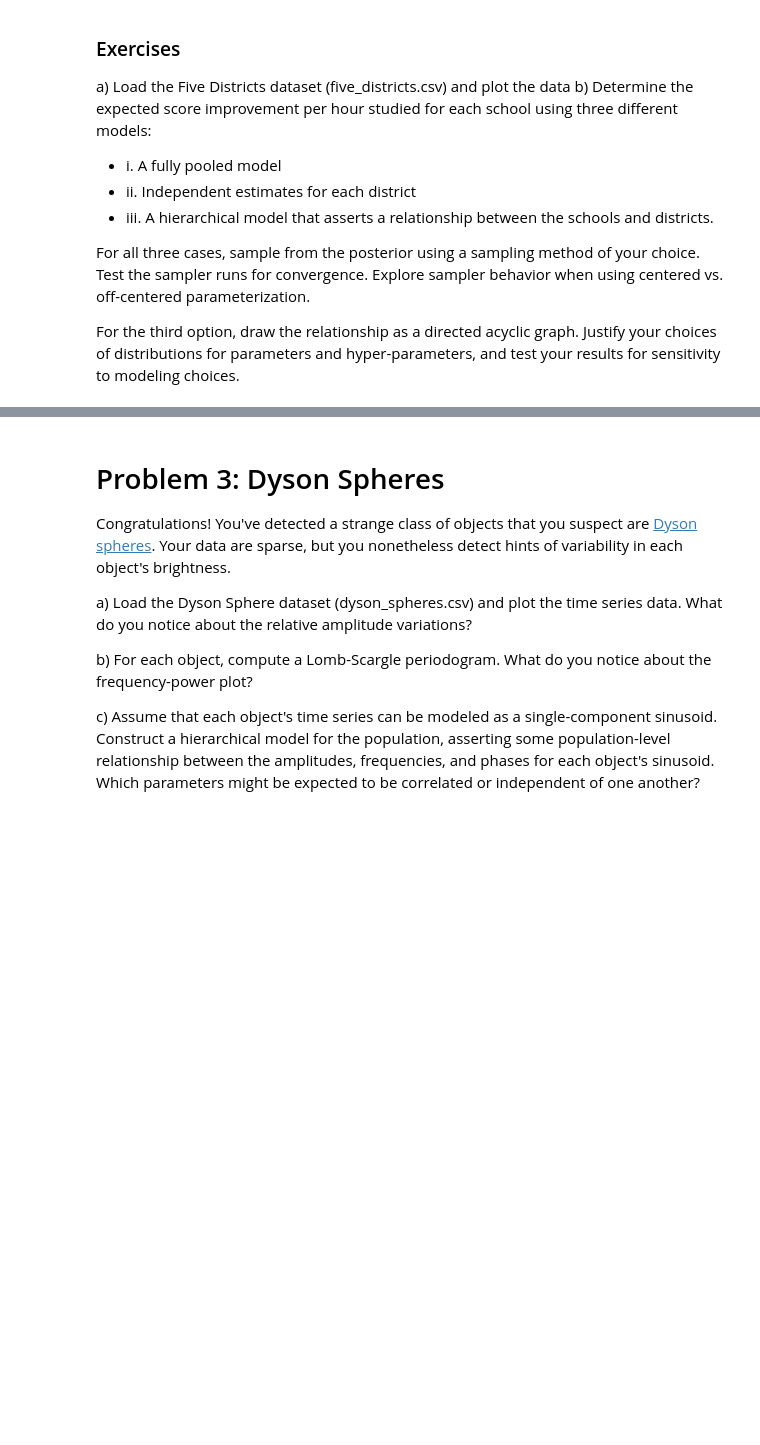
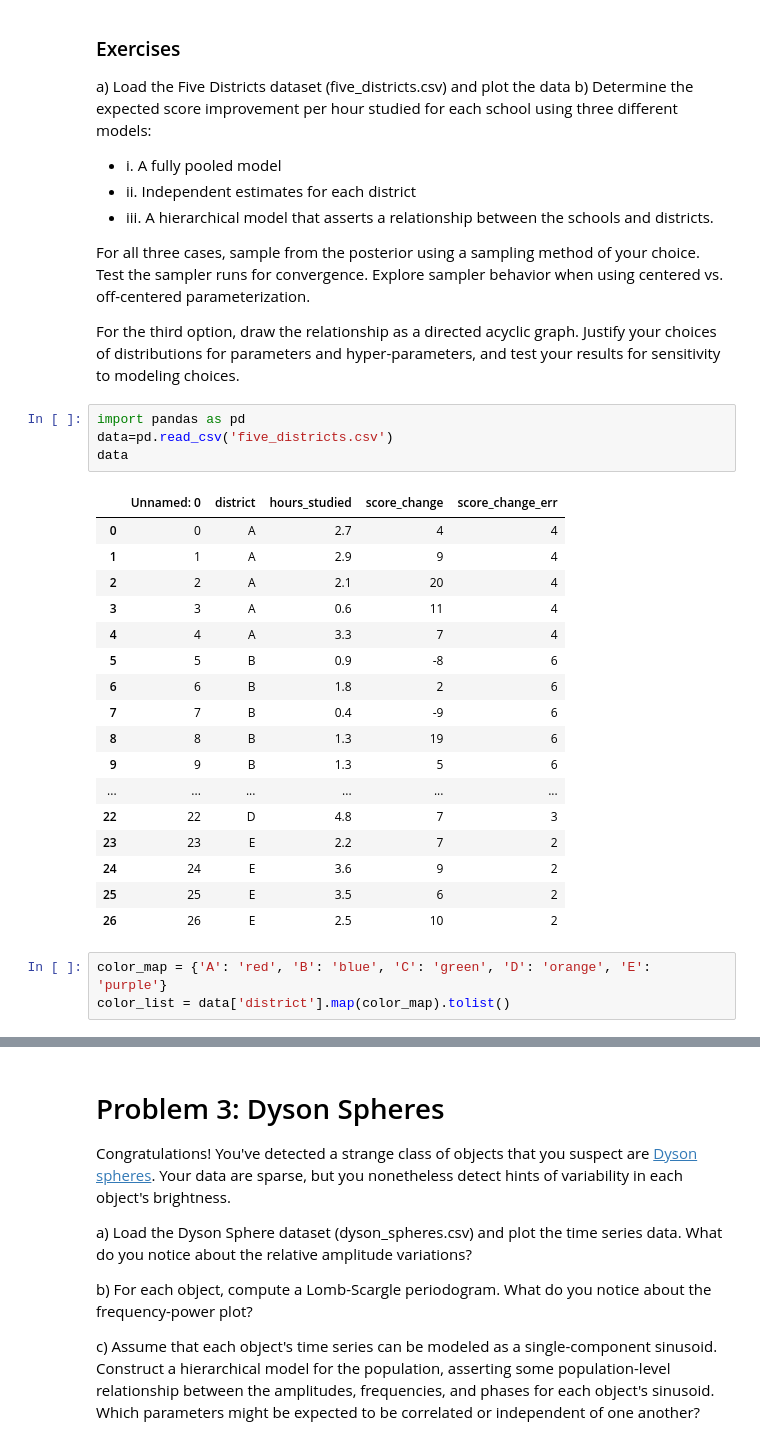
Before and after one commit to patriglesias/Session-23, a Jupyter notebook: Day4/Day4_HBayes.ipynb, the cells around one changed output, grey strips where cells are left out. Drawn from its saved outputs; the diff is of its cells as text; blank space fills up the shorter version.

```diff
--- a/Day4/Day4_HBayes.ipynb
+++ b/Day4/Day4_HBayes.ipynb
@@ -168,3 +168,28 @@ b) Determine the expected score improvement per hour studied for each school usi
 For all three cases, sample from the posterior using a sampling method of your choice. Test the sampler runs for convergence. Explore sampler behavior when using centered vs. off-centered parameterization.
 
 For the third option, draw the relationship as a directed acyclic graph. Justify your choices of distributions for parameters and hyper-parameters, and test your results for sensitivity to modeling choices.
+# %%
+import pandas as pd
+data=pd.read_csv('five_districts.csv')
+data
+# %% [output]
+|  | Unnamed: 0 | district | hours_studied | score_change | score_change_err |
+| 0 | 0 | A | 2.7 | 4 | 4 |
+| 1 | 1 | A | 2.9 | 9 | 4 |
+| 2 | 2 | A | 2.1 | 20 | 4 |
+| 3 | 3 | A | 0.6 | 11 | 4 |
+| 4 | 4 | A | 3.3 | 7 | 4 |
+| 5 | 5 | B | 0.9 | -8 | 6 |
+| 6 | 6 | B | 1.8 | 2 | 6 |
+| 7 | 7 | B | 0.4 | -9 | 6 |
+| 8 | 8 | B | 1.3 | 19 | 6 |
+| 9 | 9 | B | 1.3 | 5 | 6 |
+| ... | ... | ... | ... | ... | ... |
+| 22 | 22 | D | 4.8 | 7 | 3 |
+| 23 | 23 | E | 2.2 | 7 | 2 |
+| 24 | 24 | E | 3.6 | 9 | 2 |
+| 25 | 25 | E | 3.5 | 6 | 2 |
+| 26 | 26 | E | 2.5 | 10 | 2 |
+# %%
+color_map = {'A': 'red', 'B': 'blue', 'C': 'green', 'D': 'orange', 'E': 'purple'}
+color_list = data['district'].map(color_map).tolist()
```
Also changed, not shown: parts of 1 cell of this notebook.
